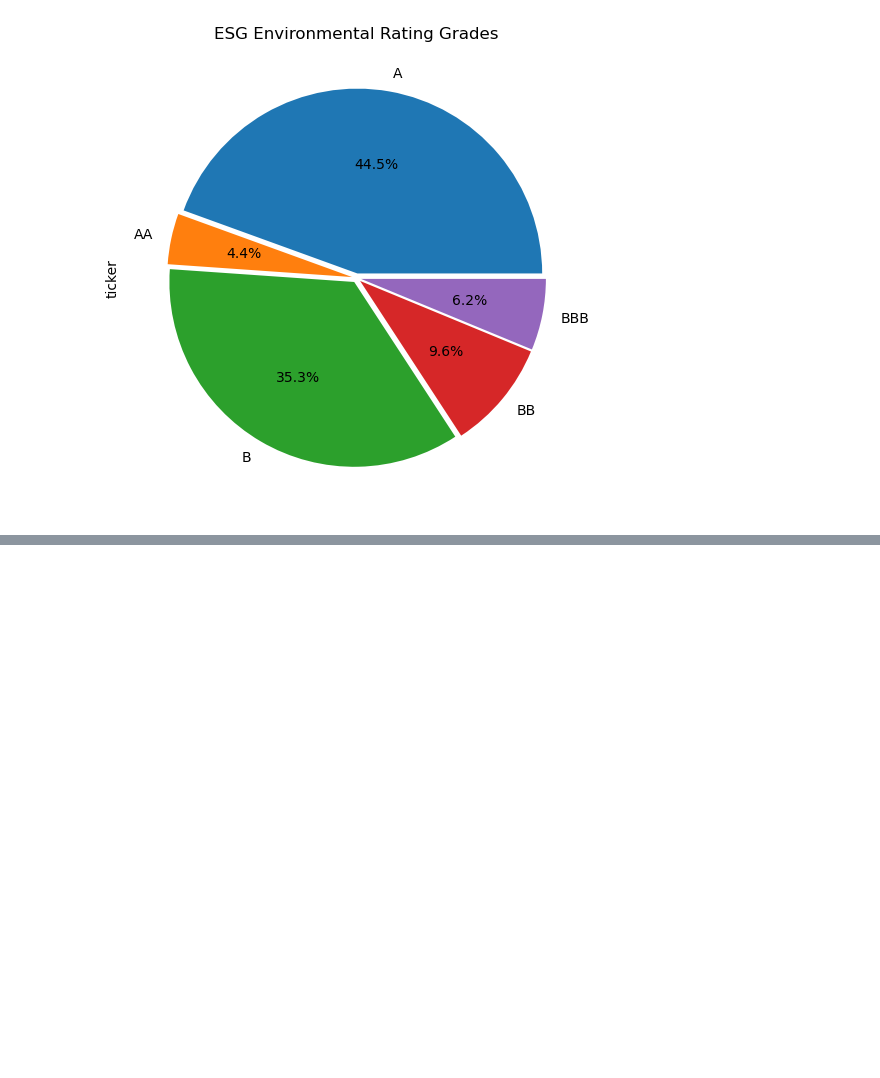
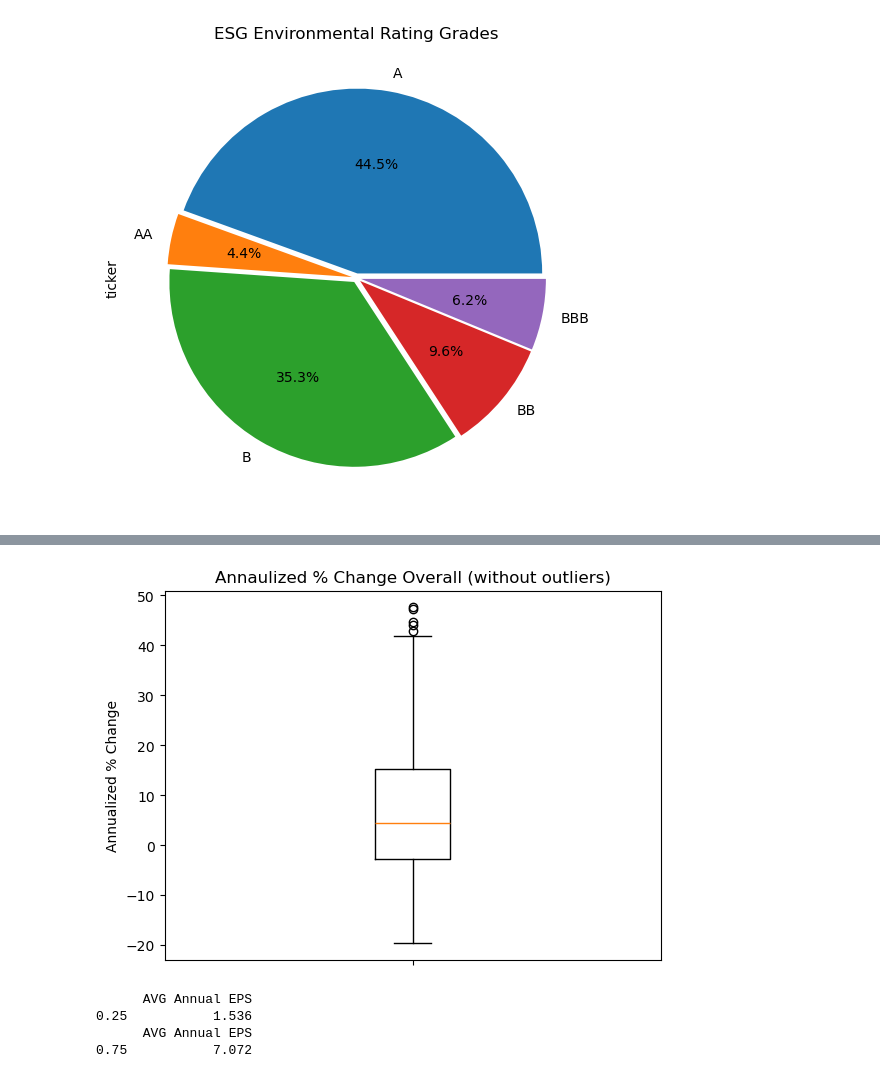
Before and after one commit to r-swift/Group-4-Project-1, a Jupyter notebook: ESG.ipynb, the cells around one changed output, grey strips where cells are left out. Cells and saved outputs as stored; diff of their text form; code cells hidden in the pictures; blank space fills up the shorter version.

```diff
--- a/ESG.ipynb
+++ b/ESG.ipynb
@@ -460,0 +308,34 @@ the p-value is : 1.181653912559203e-06
+# %%
+perc_change_series_wo_outliers= pd.DataFrame(perc_change_wo_outliers["Annualized % Change"])
+
+# Create a boxplot for the data
+plt.boxplot(perc_change_series_wo_outliers)
+
+# Add labels to the x-axis
+plt.xticks([1], [''])
+
+# Add a title and labels
+plt.title('Annaulized % Change Overall (without outliers)')
+plt.ylabel('Annualized % Change')
+
+plt.savefig("Images/Annualized % Change Overall(without OUTLIERS)BOX.png")
+
+# Show the plot
+plt.show()
+# %% [output]
+[figure, added]
+# %%
+# Calculating the quartiles and upper and lower bounds
+eps_series = pd.DataFrame(esg_complete["AVG Annual EPS"])
+
+quartiles = eps_series.quantile([.25,.5,.75])
+lowerq = eps_series.quantile([.25])
+upperq = eps_series.quantile([.75])
+
+print(lowerq)
+print(upperq)
+# %% [output]
+      AVG Annual EPS
+0.25           1.536
+      AVG Annual EPS
+0.75           7.072
```
Also changed, not shown: parts of 53 cells of this notebook, 1 other file.
